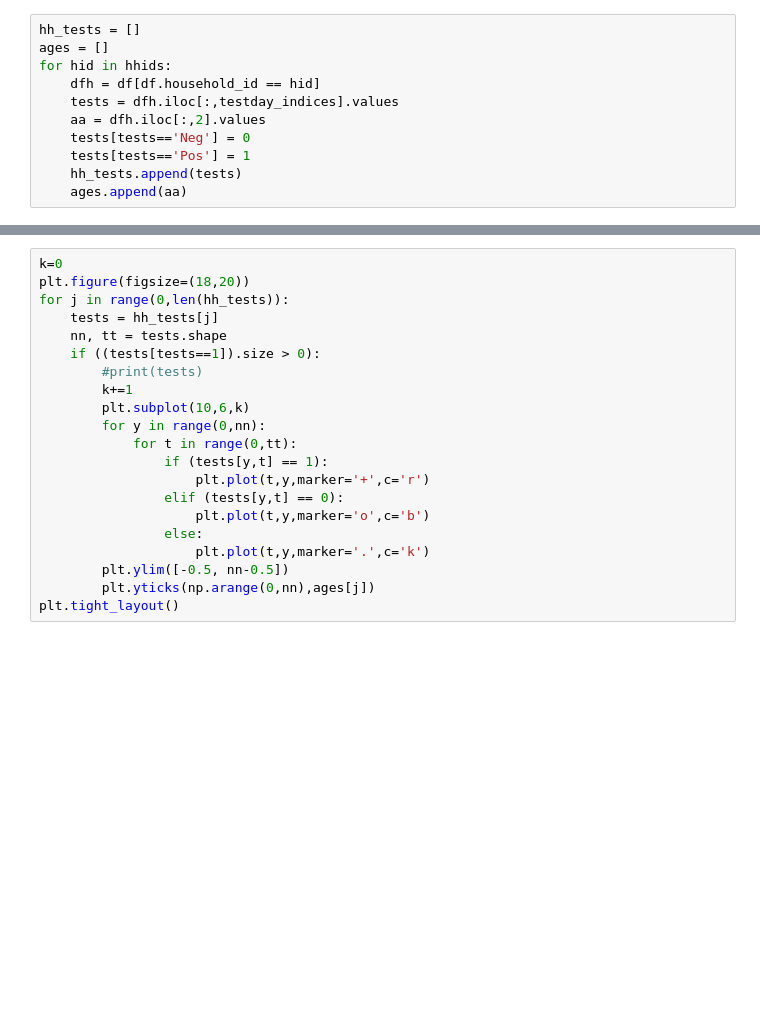
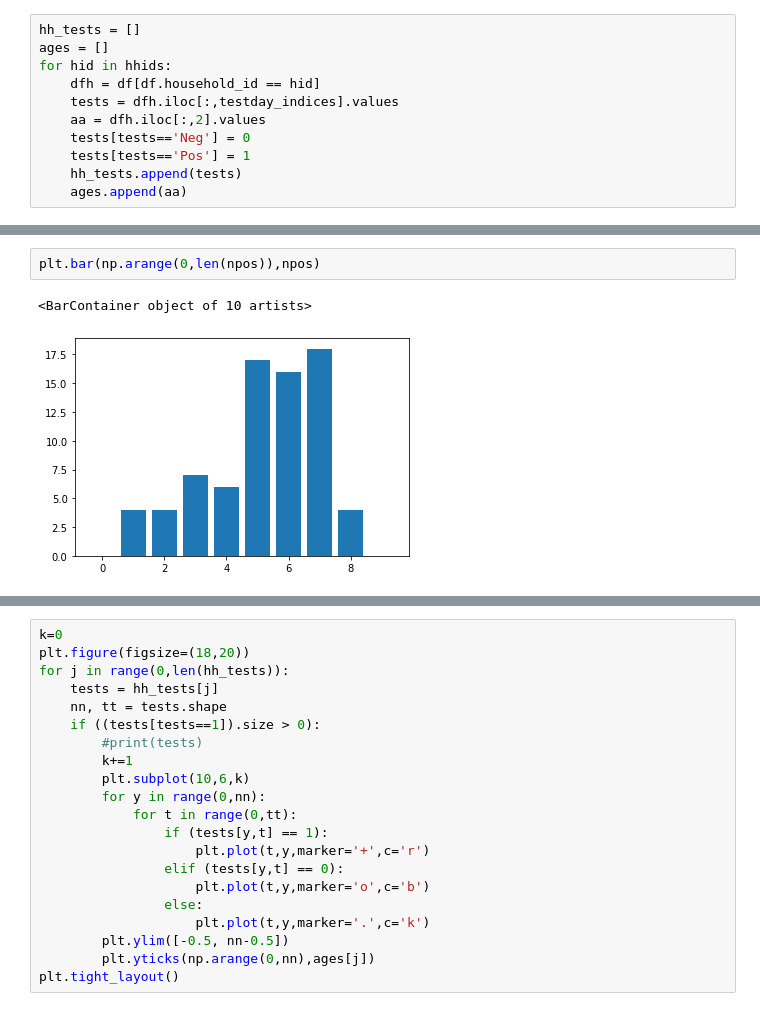
Before and after one commit to JBHilton/covid-19-in-households-public, a Jupyter notebook: examples/vo/vo_plots.ipynb, the cells around one changed output, grey strips where cells are left out. Drawn from its saved outputs; the diff is of its cells as text; blank space fills up the shorter version.

```diff
--- a/examples/vo/vo_plots.ipynb
+++ b/examples/vo/vo_plots.ipynb
@@ -82,0 +105,5 @@ for hid in hhids:
+# %%
+plt.bar(np.arange(0,len(npos)),npos)
+# %% [output]
+<BarContainer object of 10 artists>
+[figure, added]
```
Also changed, not shown: parts of 22 cells of this notebook, 1 other file.
